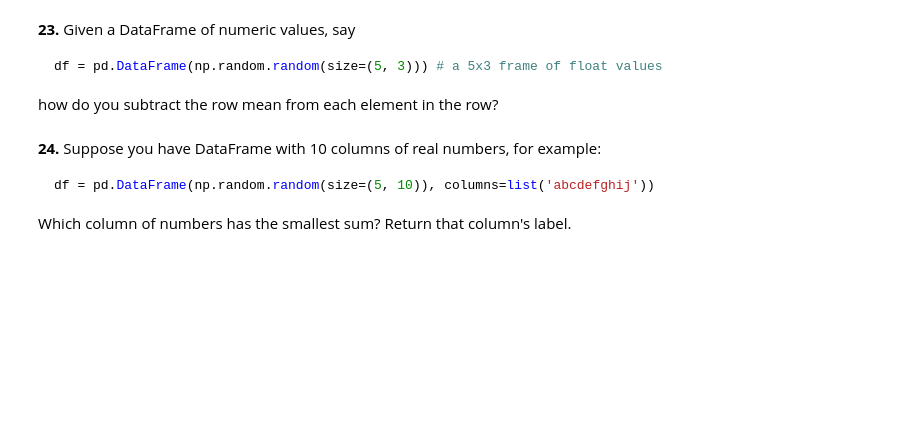
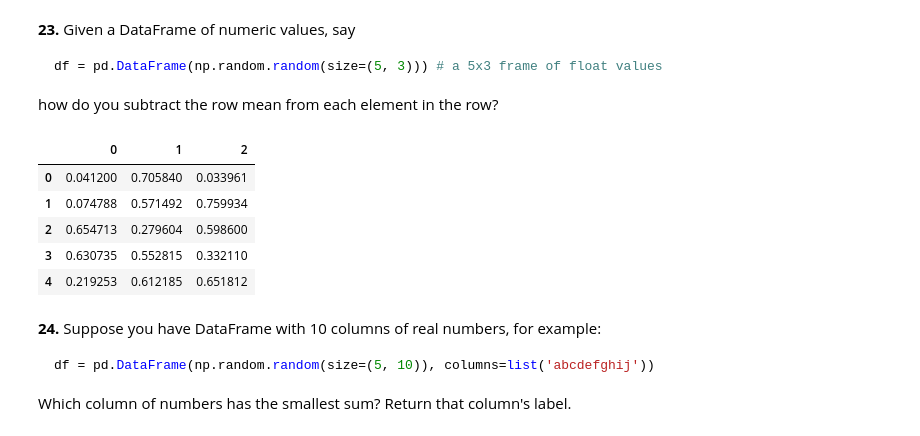
Before and after one commit to buxazich/Full_ML_Course, a Jupyter notebook: 25-Pandas-exercises/100-pandas-puzzles.ipynb, the cells around one changed output. Cells and saved outputs as stored; diff of their text form; code cells hidden in the pictures; blank space fills up the shorter version.

````diff
--- a/25-Pandas-exercises/100-pandas-puzzles.ipynb
+++ b/25-Pandas-exercises/100-pandas-puzzles.ipynb
@@ -369,3 +369,13 @@ df = pd.DataFrame(np.random.random(size=(5, 3))) # a 5x3 frame of float values
 ```
 
 how do you subtract the row mean from each element in the row?
+# %%
+df = pd.DataFrame(np.random.random(size=(5, 3))) # a 5x3 frame of float values
+df
+# %% [output]
+|  | 0 | 1 | 2 |
+| 0 | 0.041200 | 0.705840 | 0.033961 |
+| 1 | 0.074788 | 0.571492 | 0.759934 |
+| 2 | 0.654713 | 0.279604 | 0.598600 |
+| 3 | 0.630735 | 0.552815 | 0.332110 |
+| 4 | 0.219253 | 0.612185 | 0.651812 |
````
Also changed, not shown: parts of 1 cell of this notebook, 17 other files.
